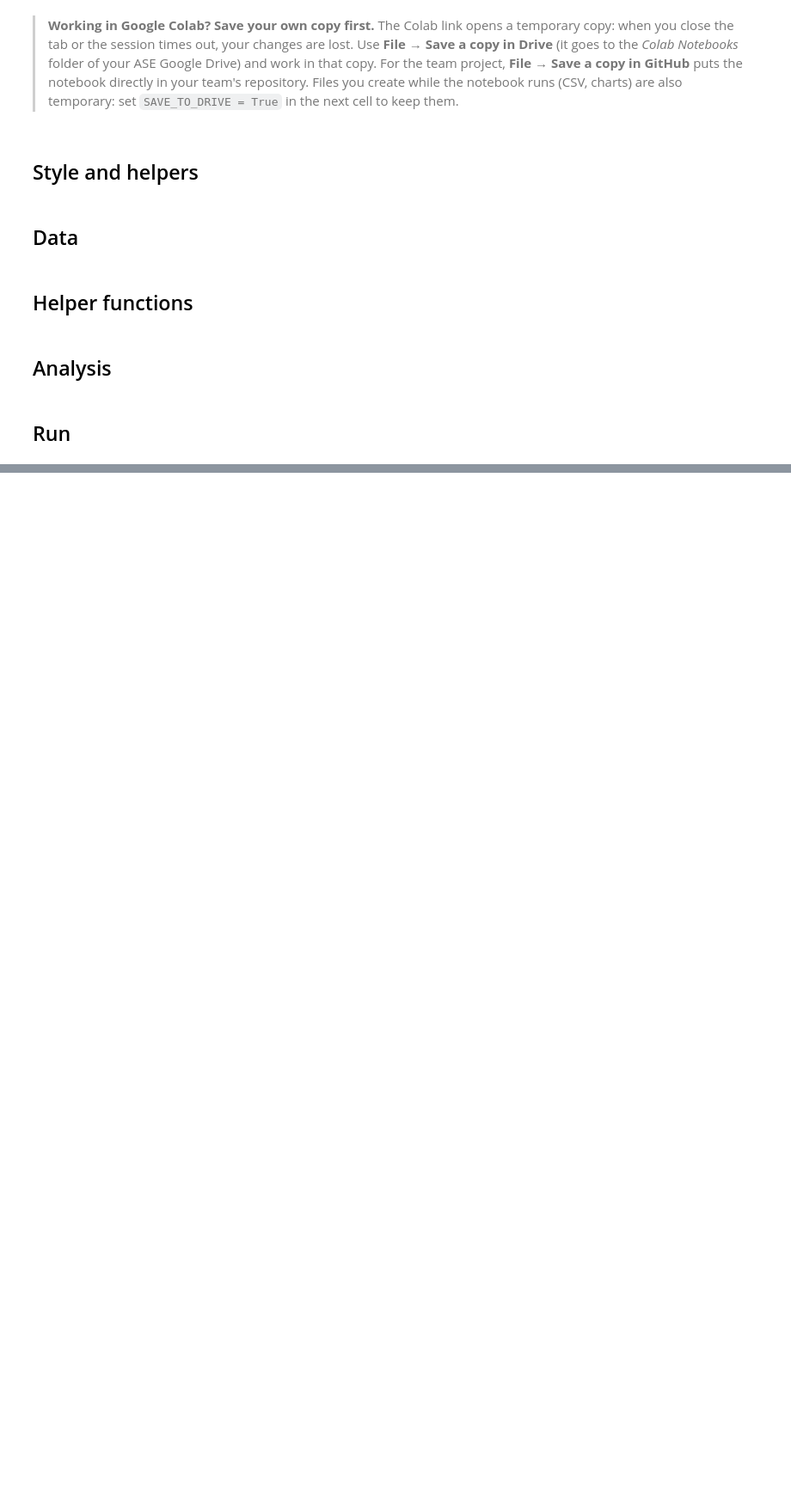
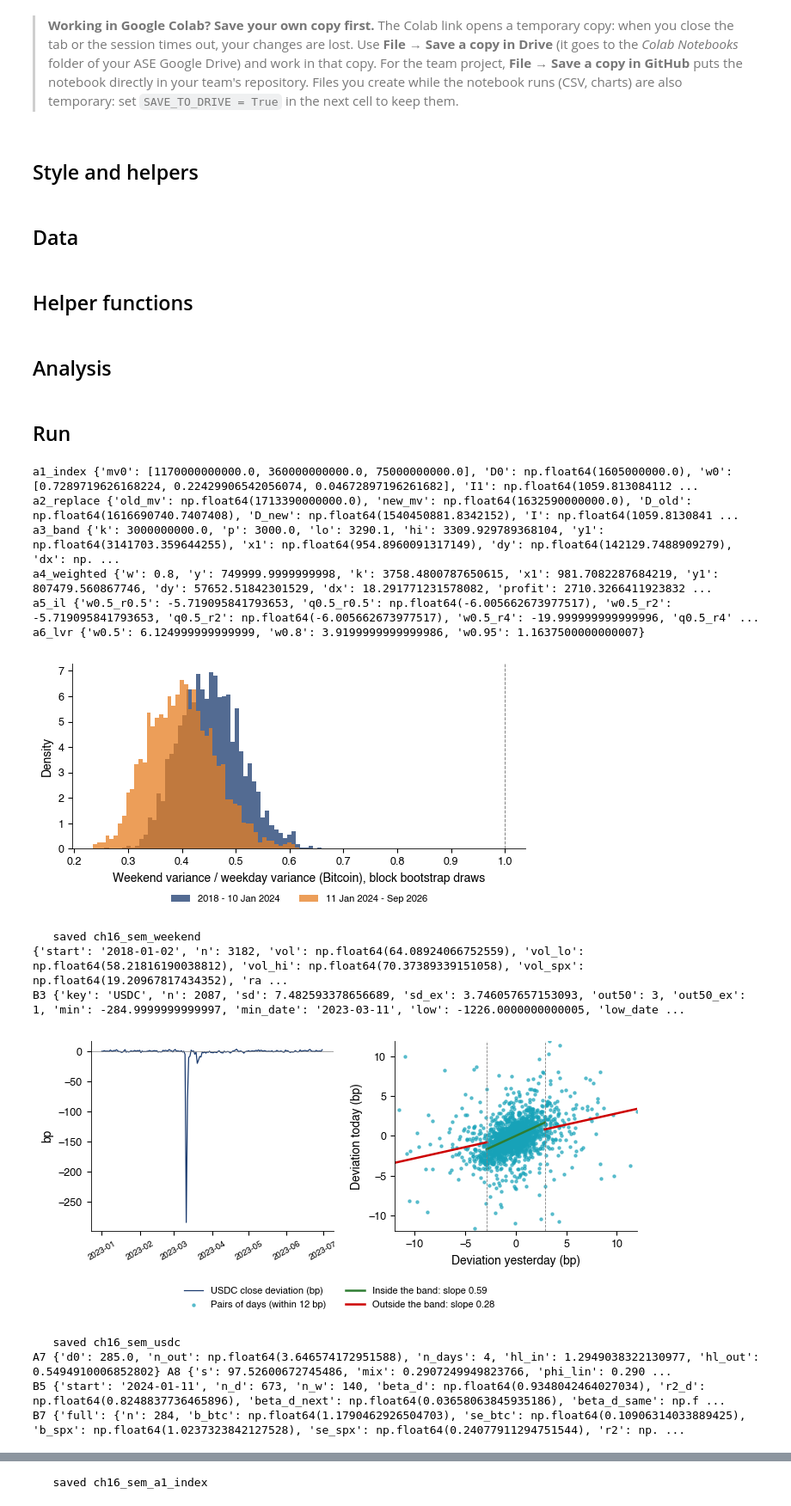
Before and after one commit to danpele/MFM, a Jupyter notebook: Quantlets/Ch_16/MFM_ch16_seminar/MFM_ch16_seminar.ipynb, the cells around one changed output, grey strips where cells are left out. Shown at 86% size. Saved outputs shown, nothing was run; the diff lists cells and outputs as text; code cells hidden in the pictures; blank space fills up the shorter version.

```diff
--- a/Quantlets/Ch_16/MFM_ch16_seminar/MFM_ch16_seminar.ipynb
+++ b/Quantlets/Ch_16/MFM_ch16_seminar/MFM_ch16_seminar.ipynb
@@ -934,18 +1119,43 @@ def c2_ai(start='2021', end='2025'):
 # %%
 import types
 I = types.SimpleNamespace(tar_fit=tar_fit, nw_lags=nw_lags, sup_wald=sup_wald, sup_wald_crit=sup_wald_crit, dimson=dimson)
 for f in [a1_index, a2_replace, a3_band, a4_weighted, a5_il, a6_lvr]:
     print(f.__name__, f())
 b1 = b1_btc_facts('BTC')
 fig_sem_weekend(b1)
 print({k: v for k, v in b1.items() if not k.startswith('_')})
 b3 = b3_usdc('USDC')
 print('B3', b3)
 fig_sem_usdc(b3['full'])
 print('A7', a7_tar(b3['full']), 'A8', a8_mix(b3['full']))
 print('B5', b5_etf('IBIT', 'BTC'))
 print('B7', b7_equity('MSTR'))
 c1 = c1_hedge()
 fig_sem_hedge(c1)
 print(c1['bl'], c1['fr'], c1['qr'])
-print('C2', c2_ai())
+c2 = c2_ai()
+print('C2', c2)
+# charts of the solutions
+S = dict(A1=a1_index(), A3=a3_band(), B1=b1, B2={k: b1_btc_facts(k) for k in ['ETH', 'SOL']}, B3=b3,
+         B4={k: b3_usdc(k) for k in ['USDT', 'DAI']}, B7=b7_equity('MSTR'), B8=b7_equity('COIN'), C2=c2)
+fig_sem_a1(S['A1']); fig_sem_a3(S['A3']); fig_sem_a5(); fig_sem_a7(b3['full'])
+fig_sem_b2(S); fig_sem_b4(S)
+fig_sem_b56('IBIT', 'BTC', 'ch16_sem_b5_ratio'); fig_sem_b56('ETHA', 'ETH', 'ch16_sem_b6_ratio')
+fig_sem_b78('MSTR', S['B7'], 'ch16_sem_b7_break'); fig_sem_b78('COIN', S['B8'], 'ch16_sem_b8_break')
+fig_sem_c2(c2)
+# %% [output]
+a1_index {'mv0': [1170000000000.0, 360000000000.0, 75000000000.0], 'D0': np.float64(1605000000.0), 'w0': [0.7289719626168224, 0.22429906542056074, 0.04672897196261682], 'I1': np.float64(1059.813084112 ...
+a2_replace {'old_mv': np.float64(1713390000000.0), 'new_mv': np.float64(1632590000000.0), 'D_old': np.float64(1616690740.7407408), 'D_new': np.float64(1540450881.8342152), 'I': np.float64(1059.8130841 ...
+a3_band {'k': 3000000000.0, 'p': 3000.0, 'lo': 3290.1, 'hi': 3309.929789368104, 'y1': np.float64(3141703.359644255), 'x1': np.float64(954.8960091317149), 'dy': np.float64(142129.7488909279), 'dx': np. ...
+a4_weighted {'w': 0.8, 'y': 749999.9999999998, 'k': 3758.4800787650615, 'x1': 981.7082287684219, 'y1': 807479.560867746, 'dy': 57652.51842301529, 'dx': 18.291771231578082, 'profit': 2710.3266411923832 ...
+a5_il {'w0.5_r0.5': -5.719095841793653, 'q0.5_r0.5': np.float64(-6.005662673977517), 'w0.5_r2': -5.719095841793653, 'q0.5_r2': np.float64(-6.005662673977517), 'w0.5_r4': -19.999999999999996, 'q0.5_r4' ...
+a6_lvr {'w0.5': 6.124999999999999, 'w0.8': 3.9199999999999986, 'w0.95': 1.1637500000000007}
+[figure, added]
+   saved ch16_sem_weekend
+{'start': '2018-01-02', 'n': 3182, 'vol': np.float64(64.08924066752559), 'vol_lo': np.float64(58.21816190038812), 'vol_hi': np.float64(70.37389339151058), 'vol_spx': np.float64(19.20967817434352), 'ra ...
+B3 {'key': 'USDC', 'n': 2087, 'sd': 7.482593378656689, 'sd_ex': 3.746057657153093, 'out50': 3, 'out50_ex': 1, 'min': -284.9999999999997, 'min_date': '2023-03-11', 'low': -1226.0000000000005, 'low_date ...
+[figure, added]
+   saved ch16_sem_usdc
+A7 {'d0': 285.0, 'n_out': np.float64(3.646574172951588), 'n_days': 4, 'hl_in': 1.2949038322130977, 'hl_out': 0.5494910006852802} A8 {'s': 97.52600672745486, 'mix': 0.2907249949823766, 'phi_lin': 0.290 ...
+B5 {'start': '2024-01-11', 'n_d': 673, 'n_w': 140, 'beta_d': np.float64(0.9348042464027034), 'r2_d': np.float64(0.8248837736465896), 'beta_d_next': np.float64(0.03658063845935186), 'beta_d_same': np.f ...
+B7 {'full': {'n': 284, 'b_btc': np.float64(1.1790462926504703), 'se_btc': np.float64(0.10906314033889425), 'b_spx': np.float64(1.0237323842127528), 'se_spx': np.float64(0.24077911294751544), 'r2': np. ...
@@ -951,0 +1167 @@ print('C2', c2_ai())
+   saved ch16_sem_a1_index
```
Also changed, not shown: parts of 13 cells of this notebook, 57 other files.
